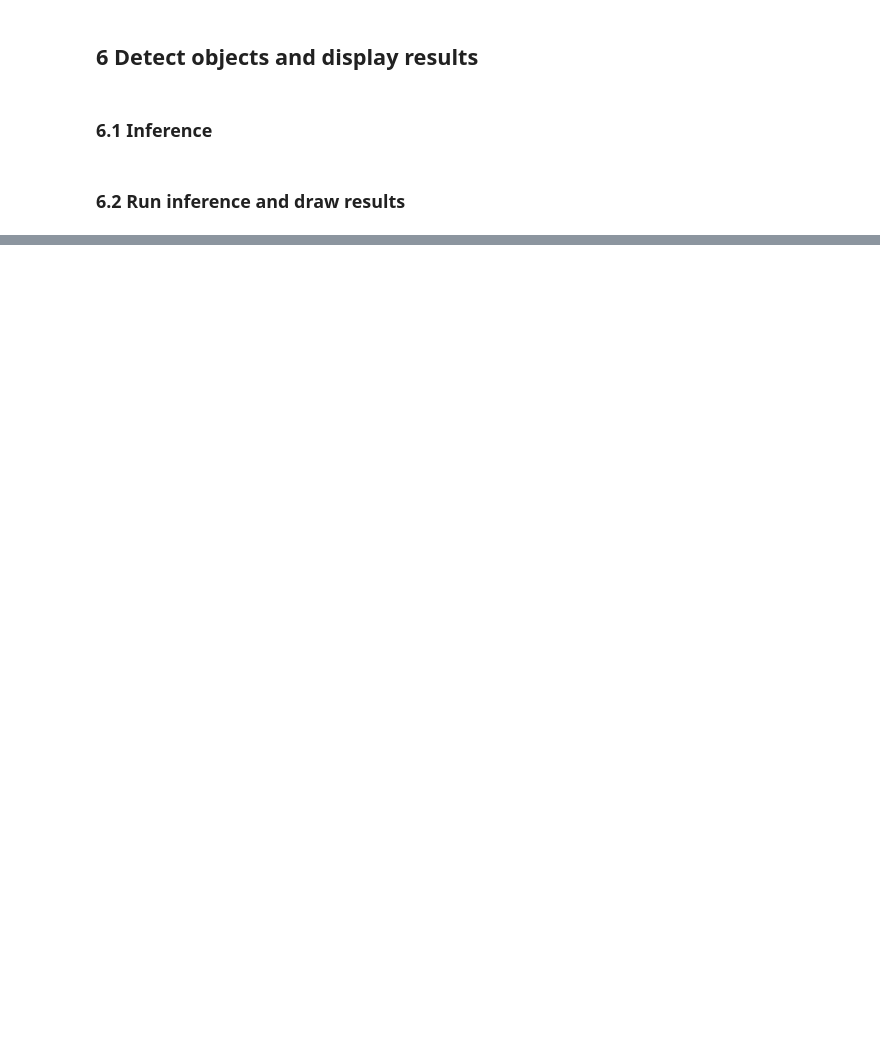
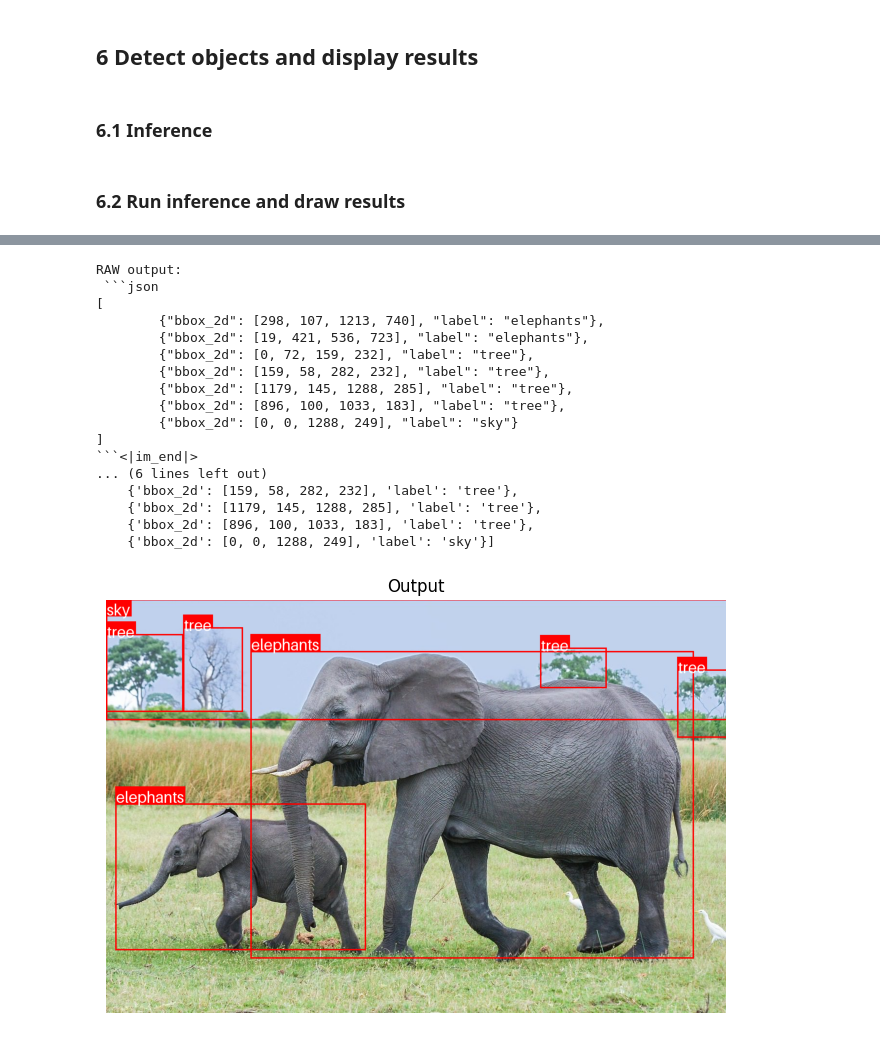
Before and after one commit to guilherme-alves-silve/computer-vision-python, a Jupyter notebook: vlm-bootcamp/m6_Object-Detection-Using-Qwen-2.5VL.ipynb, the cells around one changed output, grey strips where cells are left out. Saved outputs shown, nothing was run; the diff lists cells and outputs as text; code cells hidden in the pictures; blank space fills up the shorter version.

````diff
--- a/vlm-bootcamp/m6_Object-Detection-Using-Qwen-2.5VL.ipynb
+++ b/vlm-bootcamp/m6_Object-Detection-Using-Qwen-2.5VL.ipynb
@@ -343,0 +356,53 @@ display_image(img_out, title="Output")
+# %%
+msgs = [
+    {
+        "role": "system",
+        "content": [
+            {
+                "type": "text",
+                "text": (
+                    "You are an object detector. The format of your output should be a valid JSON object "
+                    "{'bbox_2d': [x1, y1, x2, y2], 'label': 'class'} where class is the name of the class you are detecting."
+                )
+            }
+        ],
+    },
+    {
+        "role": "user",
+        "content": [
+            {"type": "image", "image": img},
+            {
+                "type": "text",
+                "text": "Outline the position of the elephants, tree and sky"
+            }
+        ],
+    }
+]
+
+# Run inference
+bounding_boxes = inference(model, msgs)
+
+# Draw the bounding boxes on the image
+img_out = draw_bboxes(img.copy(), bounding_boxes)
+
+# Display the output
+display_image(img_out, title="Output")
+# %% [output]
+RAW output:
+ ```json
+[
+        {"bbox_2d": [298, 107, 1213, 740], "label": "elephants"},
+        {"bbox_2d": [19, 421, 536, 723], "label": "elephants"},
+        {"bbox_2d": [0, 72, 159, 232], "label": "tree"},
+        {"bbox_2d": [159, 58, 282, 232], "label": "tree"},
+        {"bbox_2d": [1179, 145, 1288, 285], "label": "tree"},
+        {"bbox_2d": [896, 100, 1033, 183], "label": "tree"},
+        {"bbox_2d": [0, 0, 1288, 249], "label": "sky"}
+]
+```<|im_end|>
+... (6 lines left out)
+    {'bbox_2d': [159, 58, 282, 232], 'label': 'tree'},
+    {'bbox_2d': [1179, 145, 1288, 285], 'label': 'tree'},
+    {'bbox_2d': [896, 100, 1033, 183], 'label': 'tree'},
+    {'bbox_2d': [0, 0, 1288, 249], 'label': 'sky'}]
+[figure, added]
````
Also changed, not shown: parts of 4 cells of this notebook.
